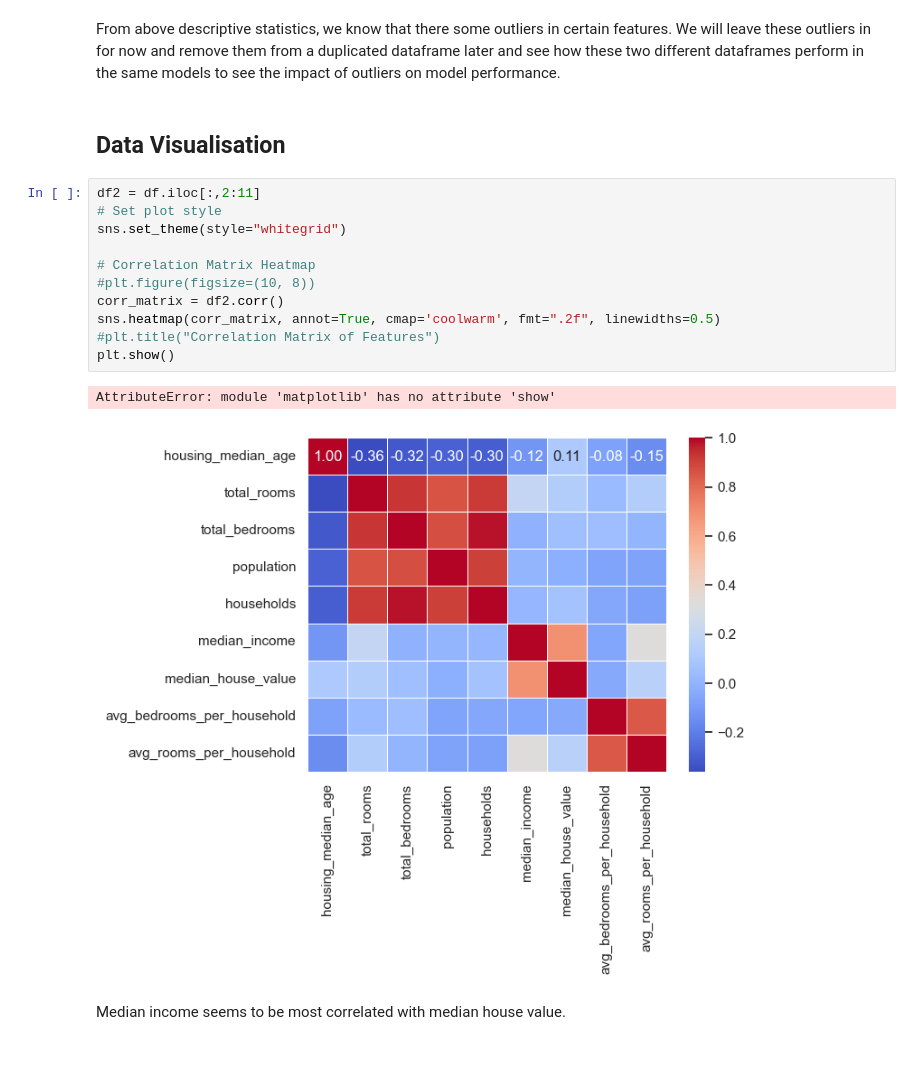
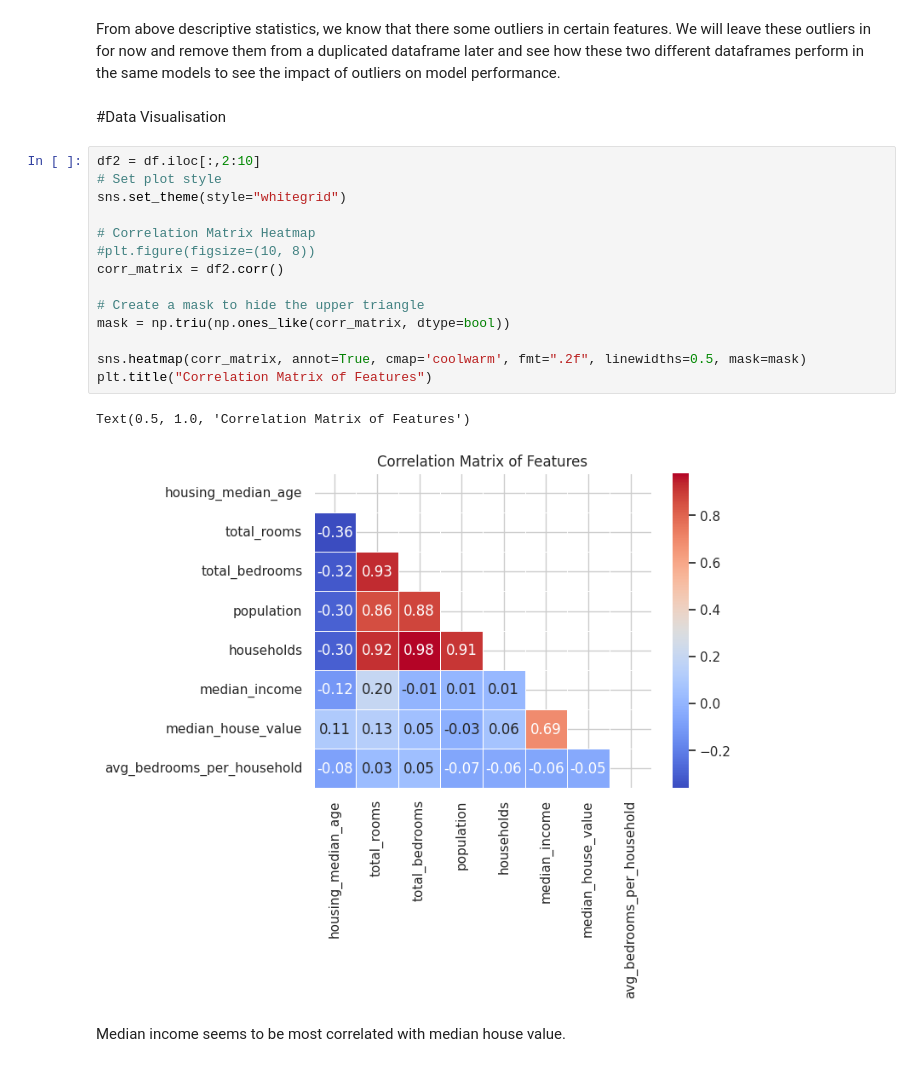
Before and after one commit to SnehaBinu-25/California-Housing-Project, a Jupyter notebook: CaliforniaHousing.ipynb, the cells around one changed output. Drawn from its saved outputs; the diff is of its cells as text.

Commit message:
Converted notebook to Colab
Explored impact of highly correlated featured on model performance

```diff
--- a/CaliforniaHousing.ipynb
+++ b/CaliforniaHousing.ipynb
@@ -175,21 +179,24 @@ df.head()
 # %% [markdown]
 From above descriptive statistics, we know that there some outliers in certain features. We will leave these outliers in for now and remove them from a duplicated dataframe later and see how these two different dataframes perform in the same models to see the impact of outliers on model performance.
 # %% [markdown]
-## Data Visualisation
+#Data Visualisation
 # %%
-df2 = df.iloc[:,2:11]
+df2 = df.iloc[:,2:10]
 # Set plot style
 sns.set_theme(style="whitegrid")
 
 # Correlation Matrix Heatmap
 #plt.figure(figsize=(10, 8))
 corr_matrix = df2.corr()
-sns.heatmap(corr_matrix, annot=True, cmap='coolwarm', fmt=".2f", linewidths=0.5)
-#plt.title("Correlation Matrix of Features")
-plt.show()
+
+# Create a mask to hide the upper triangle
+mask = np.triu(np.ones_like(corr_matrix, dtype=bool))
+
+sns.heatmap(corr_matrix, annot=True, cmap='coolwarm', fmt=".2f", linewidths=0.5, mask=mask)
+plt.title("Correlation Matrix of Features")
 # %% [output]
-AttributeError: module 'matplotlib' has no attribute 'show'
+Text(0.5, 1.0, 'Correlation Matrix of Features')
-[figure, old version]
+[figure, new version]
 # %% [markdown]
 Median income seems to be most correlated with median house value.
 # %%
```
Also changed, not shown: parts of 32 cells of this notebook.
